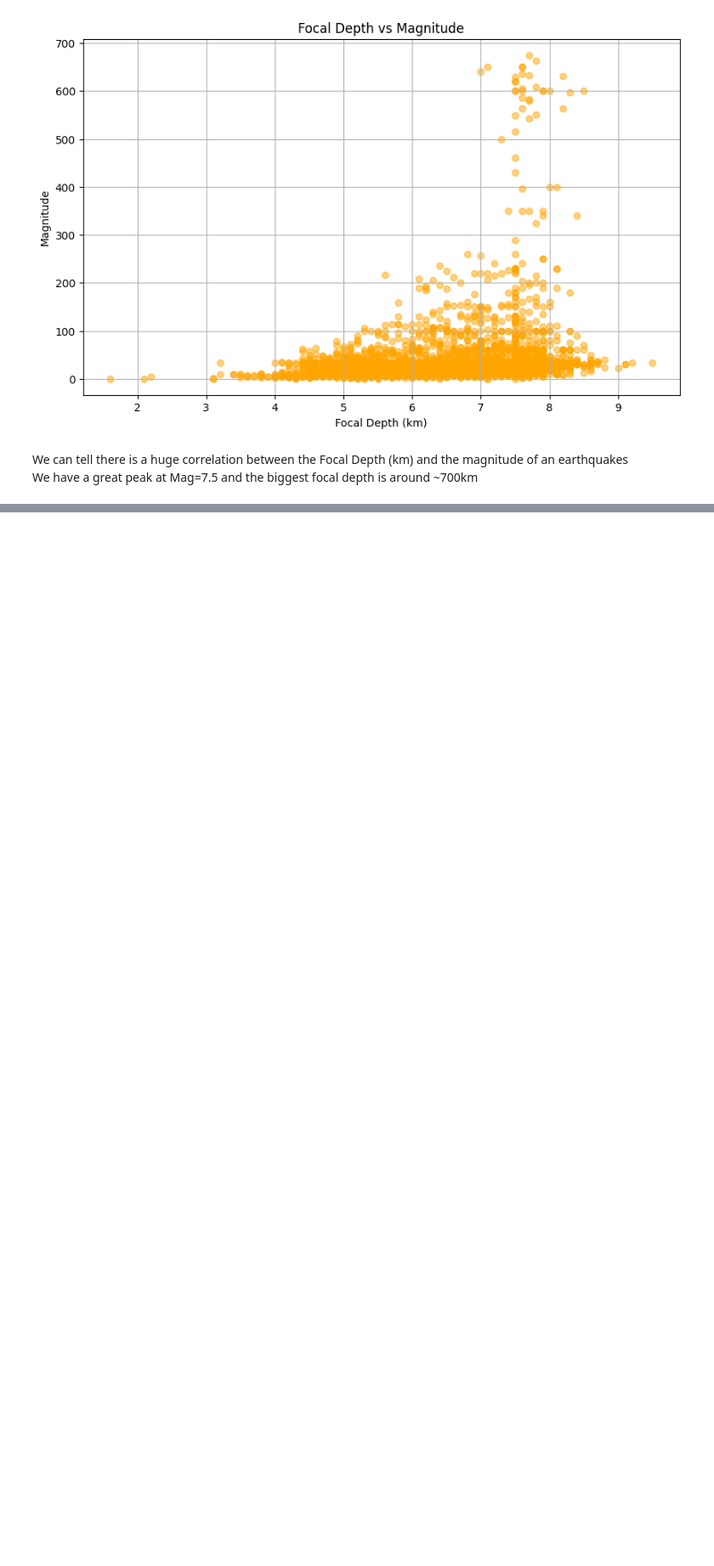
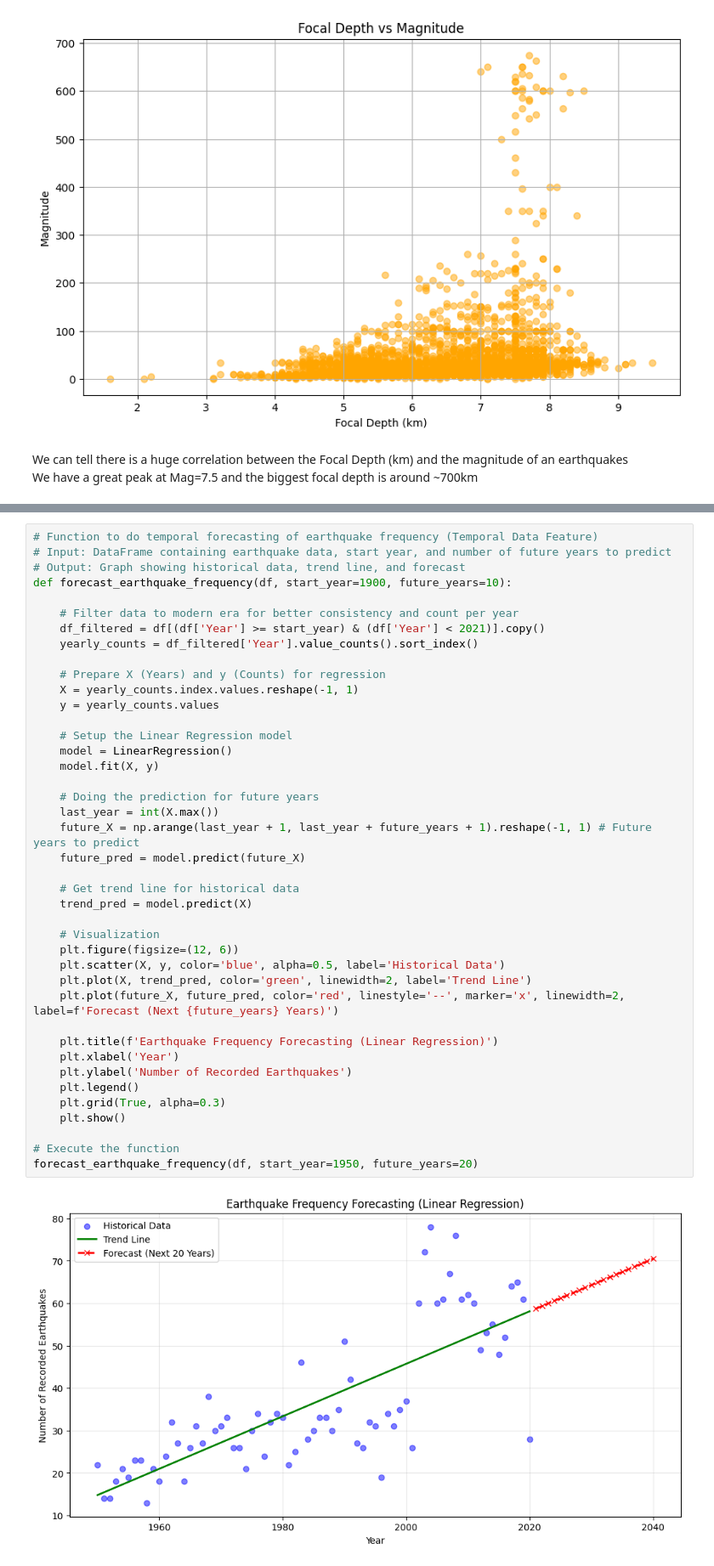
Before and after one commit to Mascode-Dev/earthquakes-analysis, a Jupyter notebook: Jego_Earthquakes.ipynb, the cells around one changed output, grey strips where cells are left out. Shown at 85% size. Cells and saved outputs as stored; diff of their text form; blank space fills up the shorter version.

```diff
--- a/Jego_Earthquakes.ipynb
+++ b/Jego_Earthquakes.ipynb
@@ -277,0 +330,43 @@ The year with the highest number of earthquakes is: 2004.0 with 78 earthquakes.
+# %%
+# Function to do temporal forecasting of earthquake frequency (Temporal Data Feature)
+# Input: DataFrame containing earthquake data, start year, and number of future years to predict
+# Output: Graph showing historical data, trend line, and forecast
+def forecast_earthquake_frequency(df, start_year=1900, future_years=10):
+
+    # Filter data to modern era for better consistency and count per year
+    df_filtered = df[(df['Year'] >= start_year) & (df['Year'] < 2021)].copy()
+    yearly_counts = df_filtered['Year'].value_counts().sort_index()
+
+    # Prepare X (Years) and y (Counts) for regression
+    X = yearly_counts.index.values.reshape(-1, 1)
+    y = yearly_counts.values
+
+    # Setup the Linear Regression model
+    model = LinearRegression()
+    model.fit(X, y)
+
+    # Doing the prediction for future years
+    last_year = int(X.max())
+    future_X = np.arange(last_year + 1, last_year + future_years + 1).reshape(-1, 1) # Future years to predict
+    future_pred = model.predict(future_X)
+
+    # Get trend line for historical data
+    trend_pred = model.predict(X)
+
+    # Visualization
+    plt.figure(figsize=(12, 6))
+    plt.scatter(X, y, color='blue', alpha=0.5, label='Historical Data')
+    plt.plot(X, trend_pred, color='green', linewidth=2, label='Trend Line')
+    plt.plot(future_X, future_pred, color='red', linestyle='--', marker='x', linewidth=2, label=f'Forecast (Next {future_years} Years)')
+
+    plt.title(f'Earthquake Frequency Forecasting (Linear Regression)')
+    plt.xlabel('Year')
+    plt.ylabel('Number of Recorded Earthquakes')
+    plt.legend()
+    plt.grid(True, alpha=0.3)
+    plt.show()
+
+# Execute the function
+forecast_earthquake_frequency(df, start_year=1950, future_years=20)
+# %% [output]
+[figure, added]
```
Also changed, not shown: parts of 11 cells of this notebook, 2 other files.
